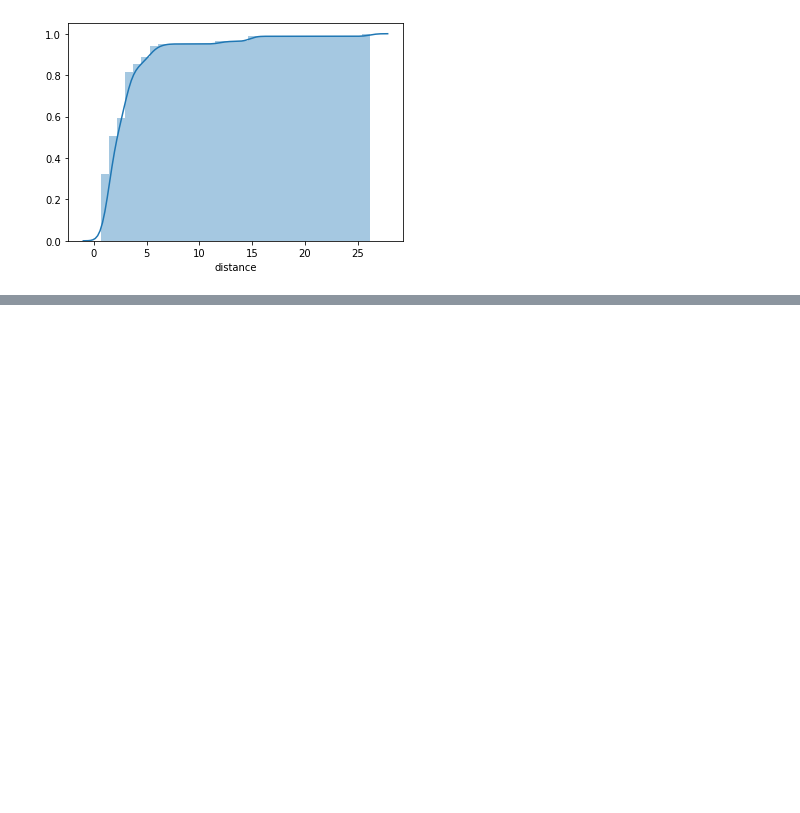
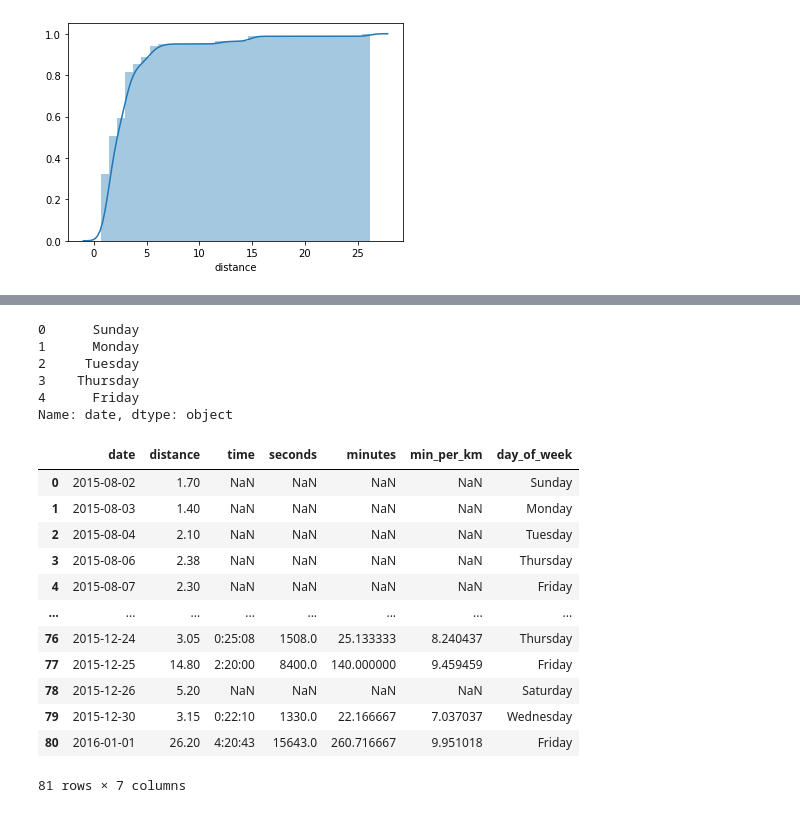
Before and after one commit to ralsouza/data_visualisation_matplotlib_seaborn, a Jupyter notebook: notebooks/03_exercices.ipynb, the cells around one changed output, grey strips where cells are left out. Cells and saved outputs as stored; diff of their text form; code cells hidden in the pictures; blank space fills up the shorter version.

```diff
--- a/notebooks/03_exercices.ipynb
+++ b/notebooks/03_exercices.ipynb
@@ -87,0 +83,30 @@ Timestamp('2015-08-02 00:00:00')
+# %%
+# 5. What's the days of week in the first five positions?
+df['date'].map(lambda x:x.strftime('%A')).head(5)
+# %% [output]
+0      Sunday
+1      Monday
+2     Tuesday
+3    Thursday
+4      Friday
+Name: date, dtype: object
+# %%
+# 6. Make a new column in the dataframe with the days of week to each rows.
+df['day_of_week'] = df['date'].map(lambda x:x.strftime('%A'))
+# %%
+# Show dataframe
+df
+# %% [output]
+|  | date | distance | time | seconds | minutes | min_per_km | day_of_week |
+| 0 | 2015-08-02 | 1.70 | NaN | NaN | NaN | NaN | Sunday |
+| 1 | 2015-08-03 | 1.40 | NaN | NaN | NaN | NaN | Monday |
+| 2 | 2015-08-04 | 2.10 | NaN | NaN | NaN | NaN | Tuesday |
+| 3 | 2015-08-06 | 2.38 | NaN | NaN | NaN | NaN | Thursday |
+| 4 | 2015-08-07 | 2.30 | NaN | NaN | NaN | NaN | Friday |
+| ... | ... | ... | ... | ... | ... | ... | ... |
+| 76 | 2015-12-24 | 3.05 | 0:25:08 | 1508.0 | 25.133333 | 8.240437 | Thursday |
+| 77 | 2015-12-25 | 14.80 | 2:20:00 | 8400.0 | 140.000000 | 9.459459 | Friday |
+| 78 | 2015-12-26 | 5.20 | NaN | NaN | NaN | NaN | Saturday |
+| 79 | 2015-12-30 | 3.15 | 0:22:10 | 1330.0 | 22.166667 | 7.037037 | Wednesday |
+| 80 | 2016-01-01 | 26.20 | 4:20:43 | 15643.0 | 260.716667 | 9.951018 | Friday |
+81 rows × 7 columns
```
Also changed, not shown: parts of 5 cells of this notebook.
